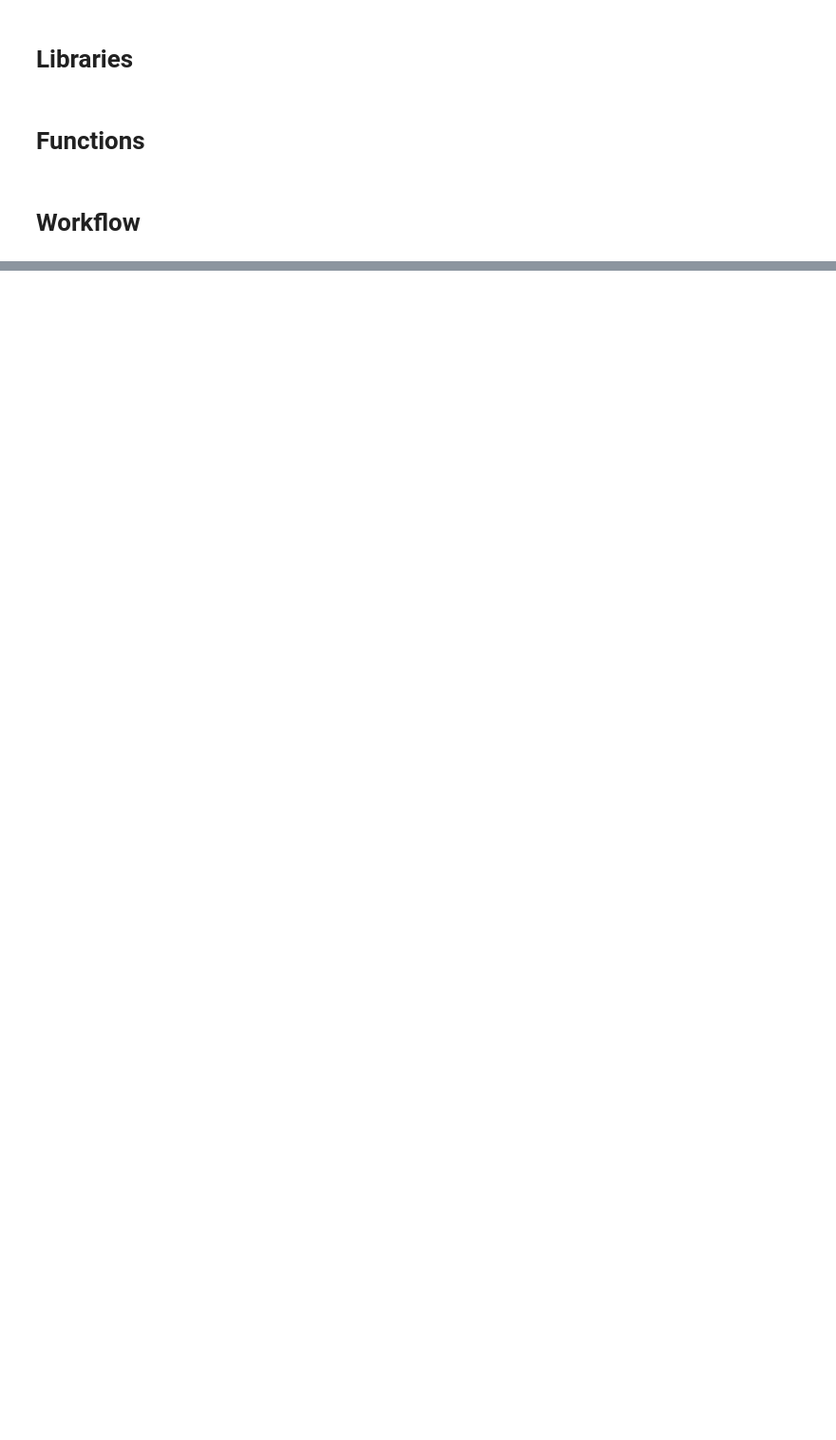
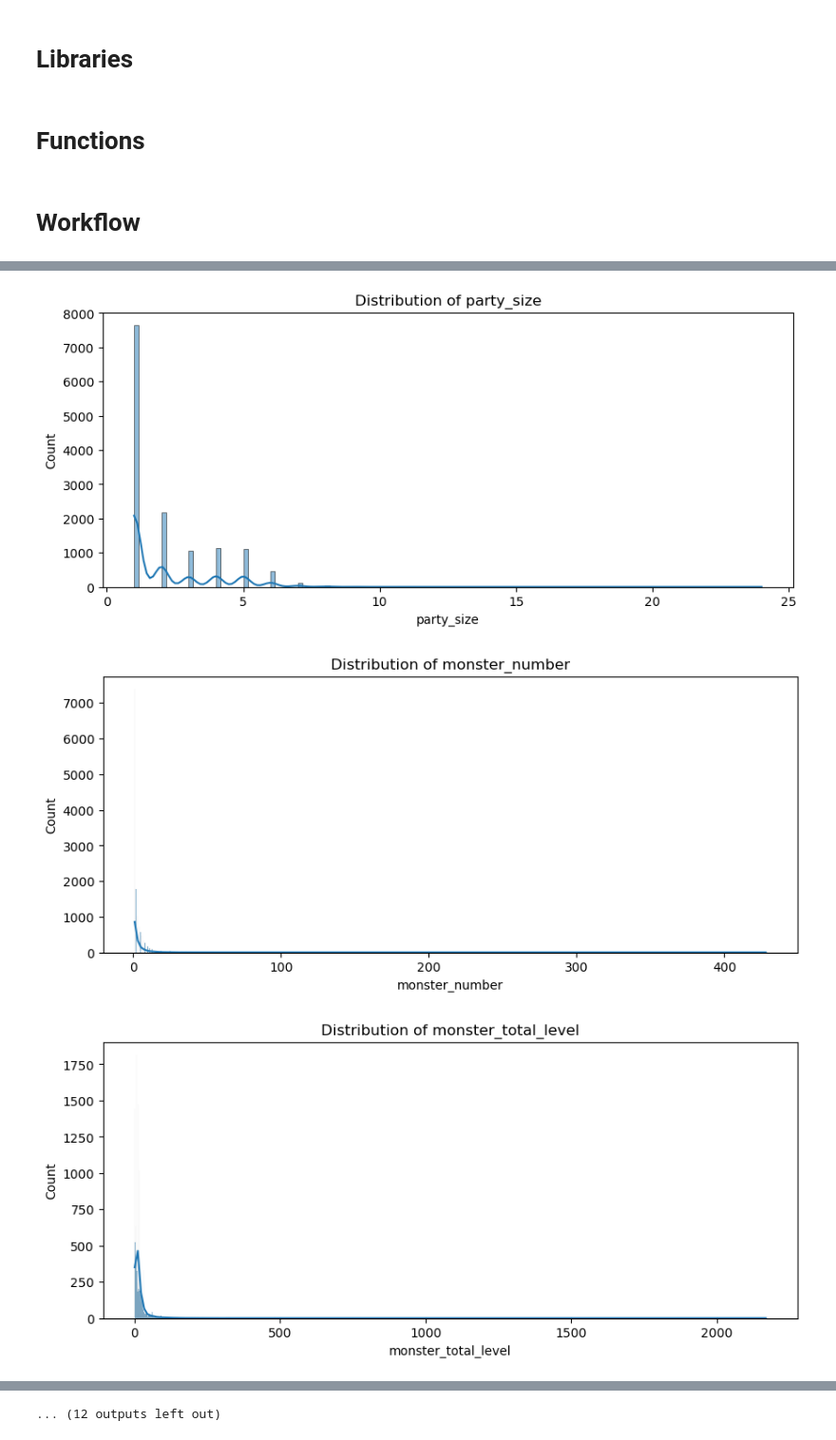
Before and after one commit to ingridasemenec/DnDEncounterEstimator, a Jupyter notebook: filtering.ipynb, the cells around one changed output, grey strips where cells are left out. Shown at 95% size. Cells and saved outputs as stored; diff of their text form; code cells hidden in the pictures; blank space fills up the shorter version.

Commit message:
Explored the data. Found that party_total_level is 0. Check for bugs.

```diff
--- a/filtering.ipynb
+++ b/filtering.ipynb
@@ -57,0 +69,8 @@ combat_data_filtered_df.to_csv(csv_file_path, index=True)
+# %%
+df = pd.read_csv('./filtered_combat_data_df_03-28.csv').drop(columns=['Unnamed: 0'])
+# Display the first few rows of the dataset
+display(df.head())
+# Display summary statistics
+display(df.describe())
+# Check for missing values
+#display(df.isnull().sum())
@@ -57,0 +95,3 @@ combat_data_filtered_df.to_csv(csv_file_path, index=True)
+# %%
+num_features = df.select_dtypes(include=['int64', 'float64']).columns. drop(['start_time'])
+print(num_features)
@@ -57,0 +111,14 @@ combat_data_filtered_df.to_csv(csv_file_path, index=True)
+# %%
+# Histograms for numerical features
+for feature in num_features:
+    try:
+        plt.figure(figsize=(10, 4))
+        sns.histplot(df[feature], kde=True)
+        plt.title(f'Distribution of {feature}')
+        plt.show()
+    except:
+        print(f"Failed {feature}")
+# %% [output]
+[figure, added]
+[figure, added]
+[figure, added]
@@ -57,0 +134 @@ combat_data_filtered_df.to_csv(csv_file_path, index=True)
+... (12 outputs left out)
```
Also changed, not shown: parts of 9 cells of this notebook, 3 other files.
